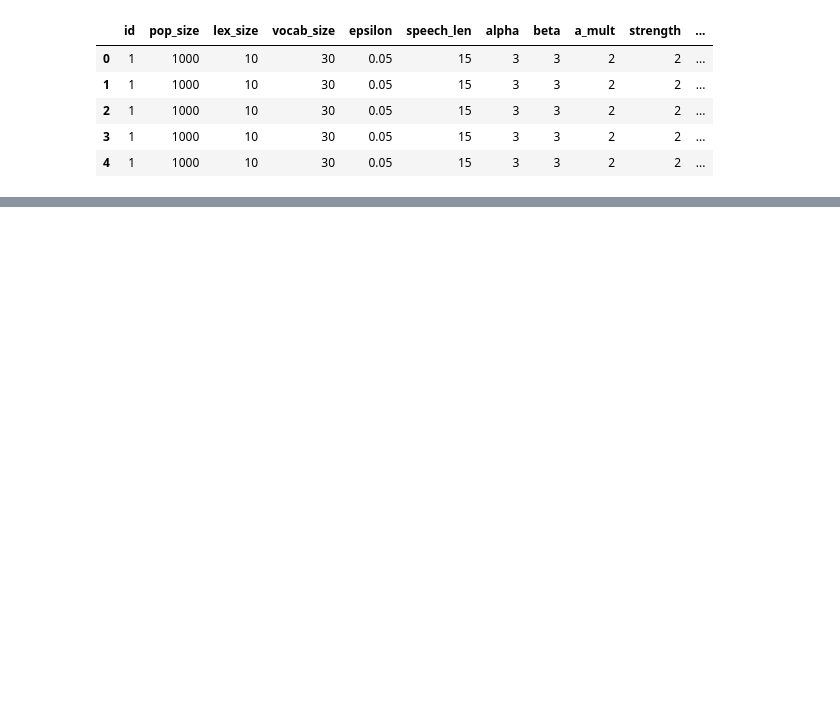
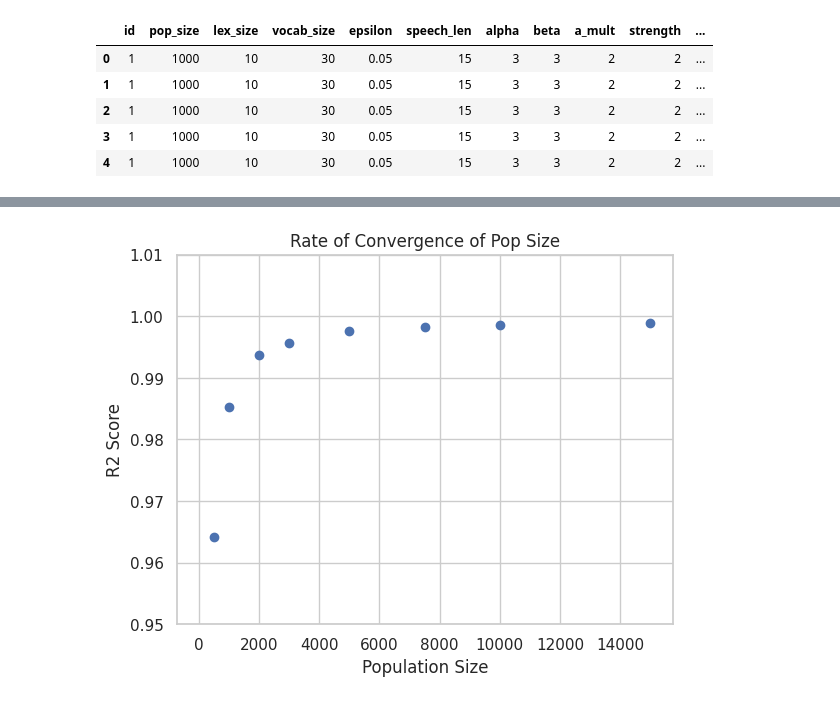
Before and after one commit to jcheigh/fictitious-prediction, a Jupyter notebook: src/analysis.ipynb, the cells around one changed output, grey strips where cells are left out. Saved outputs shown, nothing was run; the diff lists cells and outputs as text; code cells hidden in the pictures; blank space fills up the shorter version.

```diff
--- a/src/analysis.ipynb
+++ b/src/analysis.ipynb
@@ -143,0 +194,16 @@ plot(bce_large)
+# %%
+sns.set(style="whitegrid")
+plt.scatter(pop_to_r2.keys(), pop_to_r2.values())
+
+# Adjusting the y-axis to focus on the range of interest
+plt.ylim(0.95, 1.01)  # Adjust this range based on your actual R2 scores
+
+# Improving the format of the y-axis to show more detail
+plt.gca().yaxis.set_major_formatter(ticker.FormatStrFormatter('%.2f'))
+
+plt.xlabel('Population Size')
+plt.ylabel('R2 Score')
+plt.title('Rate of Convergence of Pop Size')
+plt.show()
+# %% [output]
+[figure, added]
```
Also changed, not shown: parts of 16 cells of this notebook, 3 other files.
